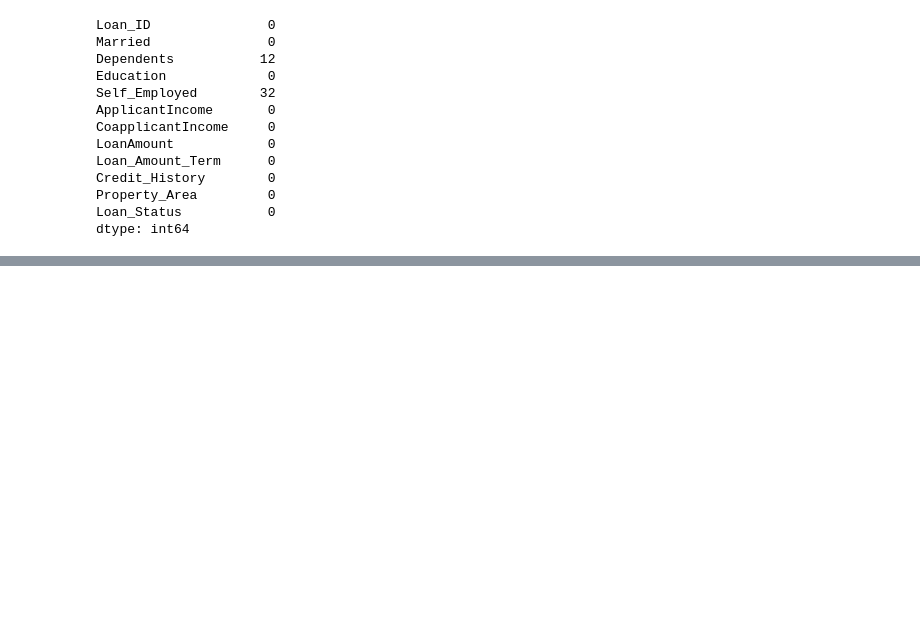
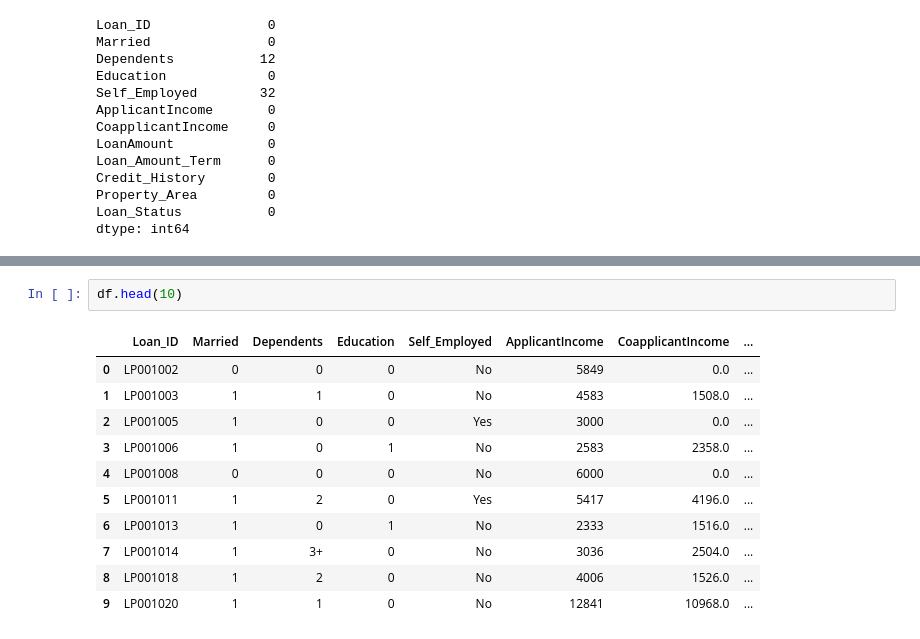
Before and after one commit to saishmohare/Loan_Predictor, a Jupyter notebook: Loan+Predictor (3).ipynb, the cells around one changed output, grey strips where cells are left out. Cells and saved outputs as stored; diff of their text form; blank space fills up the shorter version.

```diff
--- a/Loan+Predictor (2).ipynb
+++ b/Loan+Predictor (3).ipynb
@@ -511,0 +605,14 @@ dtype: int64
+# %%
+df.head(10)
+# %% [output]
+|  | Loan_ID | Married | Dependents | Education | Self_Employed | ApplicantIncome | CoapplicantIncome | ... |
+| 0 | LP001002 | 0 | 0 | 0 | No | 5849 | 0.0 | ... |
+| 1 | LP001003 | 1 | 1 | 0 | No | 4583 | 1508.0 | ... |
+| 2 | LP001005 | 1 | 0 | 0 | Yes | 3000 | 0.0 | ... |
+| 3 | LP001006 | 1 | 0 | 1 | No | 2583 | 2358.0 | ... |
+| 4 | LP001008 | 0 | 0 | 0 | No | 6000 | 0.0 | ... |
+| 5 | LP001011 | 1 | 2 | 0 | Yes | 5417 | 4196.0 | ... |
+| 6 | LP001013 | 1 | 0 | 1 | No | 2333 | 1516.0 | ... |
+| 7 | LP001014 | 1 | 3+ | 0 | No | 3036 | 2504.0 | ... |
+| 8 | LP001018 | 1 | 2 | 0 | No | 4006 | 1526.0 | ... |
+| 9 | LP001020 | 1 | 1 | 0 | No | 12841 | 10968.0 | ... |
```
Also changed, not shown: parts of 16 cells of this notebook.
